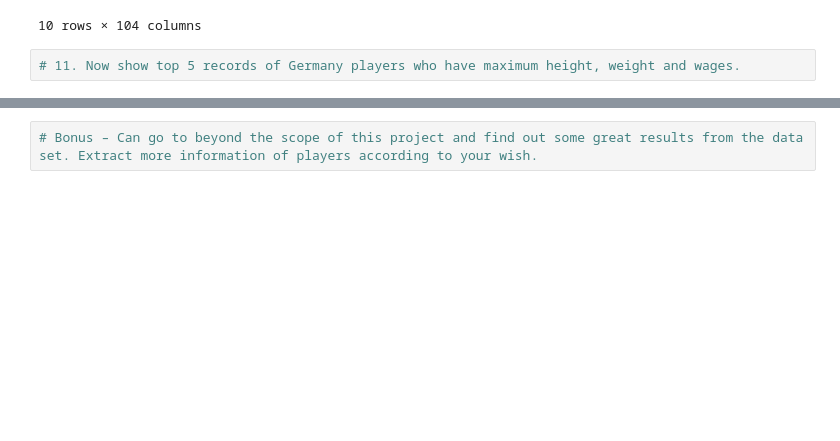
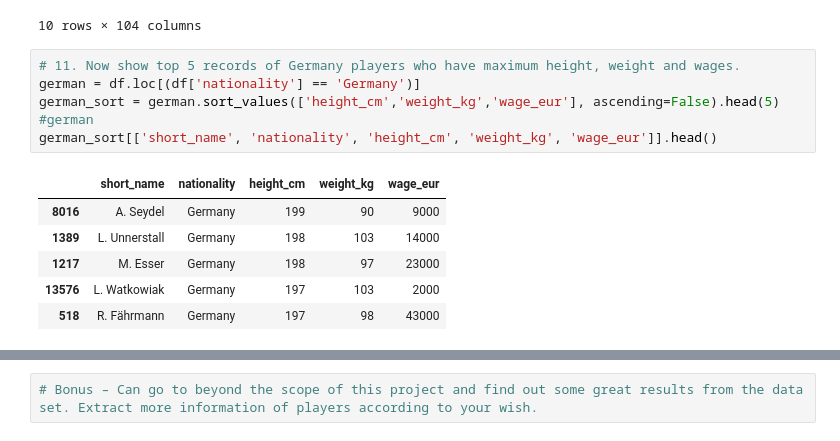
Before and after one commit to Jrowez/JUMPlus-dataProject1, a Jupyter notebook: dataProject1.ipynb, the cells around one changed output, grey strips where cells are left out. Saved outputs shown, nothing was run; the diff lists cells and outputs as text; blank space fills up the shorter version.

Commit message:
Finished problems 11-18 and prepped them for a second run through where I will look to optimize, shorten, and take away unecessary code bits

```diff
--- a/dataProject1.ipynb
+++ b/dataProject1.ipynb
@@ -155,5 +155,16 @@ df.loc[(df['nationality'] == 'Germany')].head(10)
 10 rows × 104 columns
 # %%
 # 11. Now show top 5 records of Germany players who have maximum height, weight and wages.
+german = df.loc[(df['nationality'] == 'Germany')]
+german_sort = german.sort_values(['height_cm','weight_kg','wage_eur'], ascending=False).head(5)
+#german
+german_sort[['short_name', 'nationality', 'height_cm', 'weight_kg', 'wage_eur']].head()
+# %% [output]
+|  | short_name | nationality | height_cm | weight_kg | wage_eur |
+| 8016 | A. Seydel | Germany | 199 | 90 | 9000 |
+| 1389 | L. Unnerstall | Germany | 198 | 103 | 14000 |
+| 1217 | M. Esser | Germany | 198 | 97 | 23000 |
+| 13576 | L. Watkowiak | Germany | 197 | 103 | 2000 |
+| 518 | R. Fährmann | Germany | 197 | 98 | 43000 |
 # %%
 # 12. Show short name and wages of top 5 Germany players.
```
Also changed, not shown: parts of 7 cells of this notebook.
